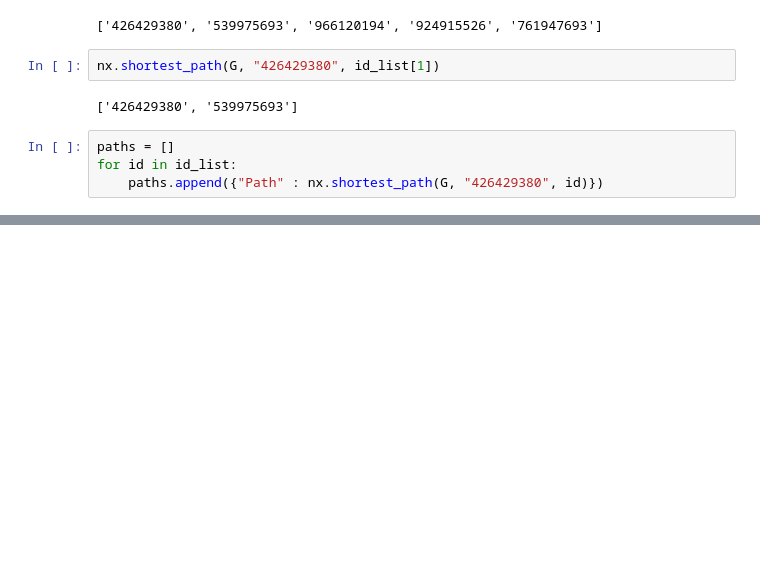
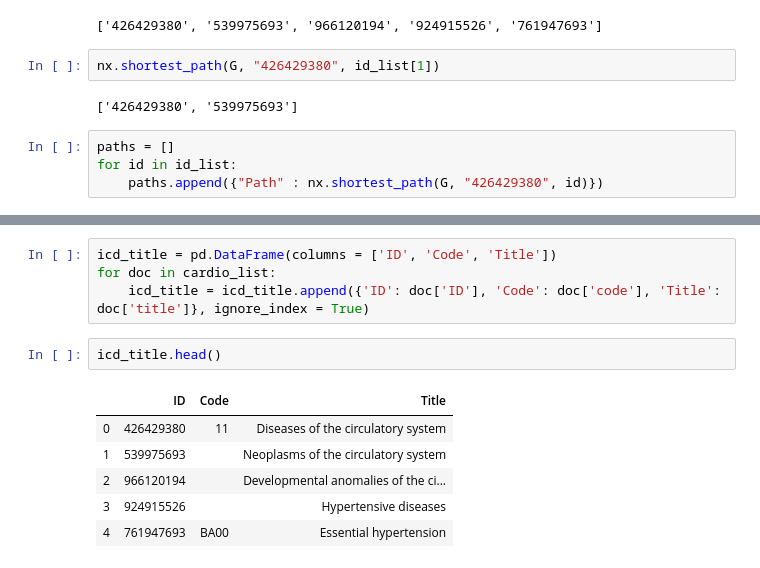
Before and after one commit to pinglab-intern/NetworkAnalysis, a Jupyter notebook: Extract_Cardiovascular.ipynb, the cells around one changed output, grey strips where cells are left out. Cells and saved outputs as stored; diff of their text form; blank space fills up the shorter version.

```diff
--- a/Extract_Cardiovascular.ipynb
+++ b/Extract_Cardiovascular.ipynb
@@ -143,0 +198,13 @@ plt.show()
+# %%
+icd_title = pd.DataFrame(columns = ['ID', 'Code', 'Title'])
+for doc in cardio_list:
+    icd_title = icd_title.append({'ID': doc['ID'], 'Code': doc['code'], 'Title': doc['title']}, ignore_index = True)
+# %%
+icd_title.head()
+# %% [output]
+|  | ID | Code | Title |
+| 0 | 426429380 | 11 | Diseases of the circulatory system |
+| 1 | 539975693 |  | Neoplasms of the circulatory system |
+| 2 | 966120194 |  | Developmental anomalies of the ci... |
+| 3 | 924915526 |  | Hypertensive diseases |
+| 4 | 761947693 | BA00 | Essential hypertension |
```
Also changed, not shown: parts of 8 cells of this notebook.
